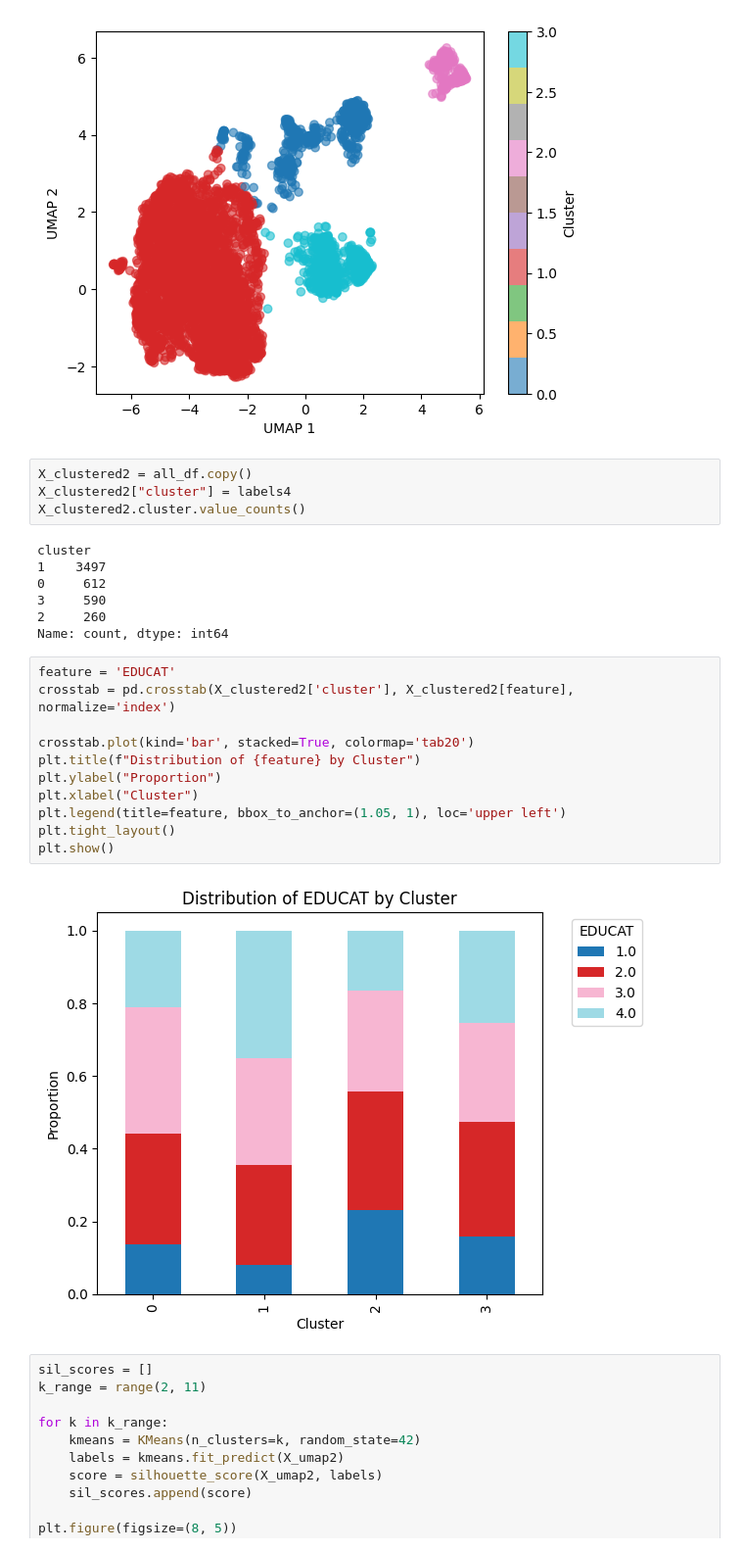
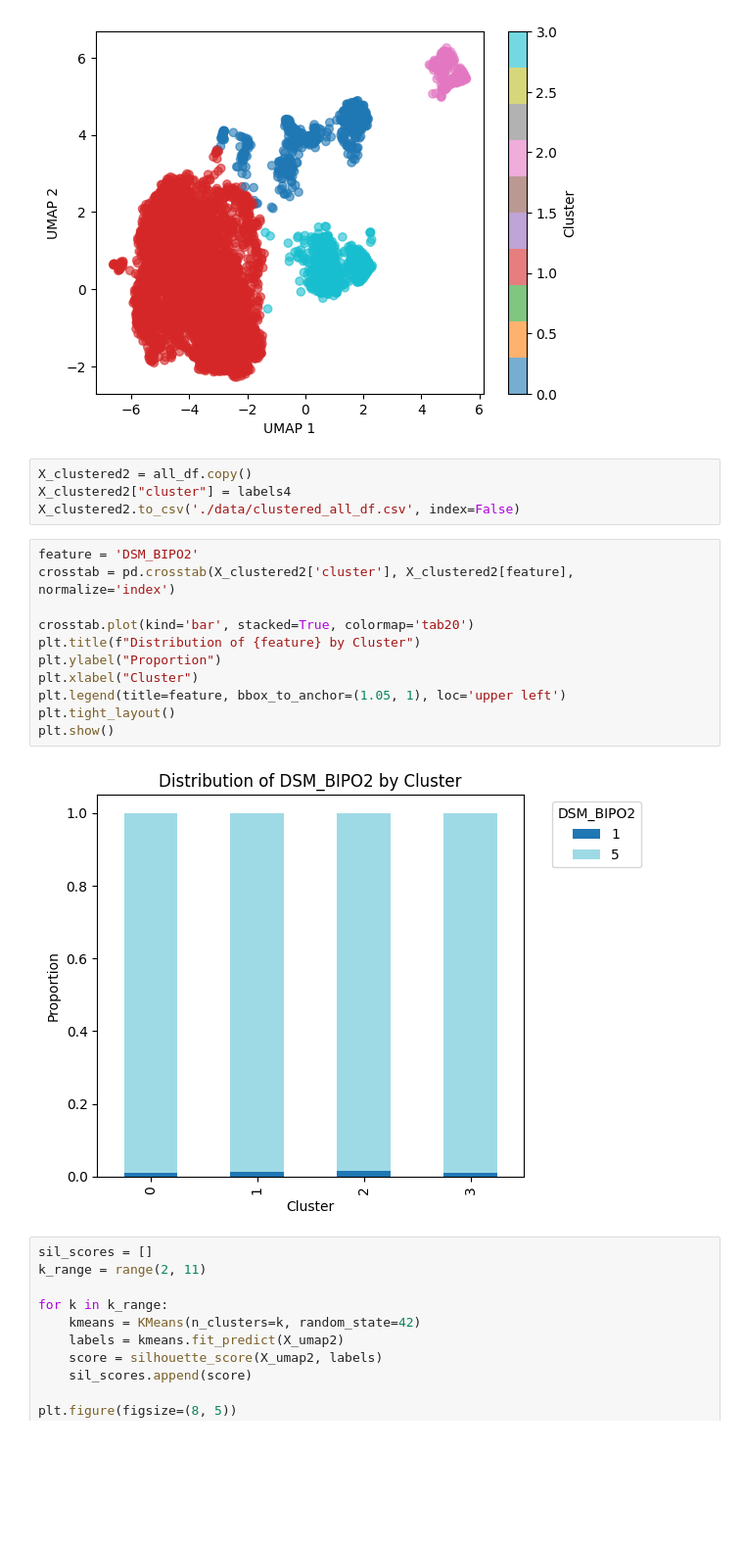
Before and after one commit to samroska/milestone-2-siads-696, a Jupyter notebook: Clustering.ipynb, the cells around one changed output. Shown at 98% size. Cells and saved outputs as stored; diff of their text form; blank space fills up the shorter version.

Commit message:
feat: added crosstab visual loop for viewing categorical variables

```diff
--- a/Clustering.ipynb
+++ b/Clustering.ipynb
@@ -283,27 +283,20 @@ plt.show()
 # %%
 X_clustered2 = all_df.copy()
 X_clustered2["cluster"] = labels4
-X_clustered2.cluster.value_counts()
+X_clustered2.to_csv('./data/clustered_all_df.csv', index=False)
-# %% [output]
-cluster
-1    3497
-0     612
-3     590
-2     260
-Name: count, dtype: int64
 # %%
-feature = 'EDUCAT'
+feature = 'DSM_BIPO2'
 crosstab = pd.crosstab(X_clustered2['cluster'], X_clustered2[feature], normalize='index')
 
 crosstab.plot(kind='bar', stacked=True, colormap='tab20')
 plt.title(f"Distribution of {feature} by Cluster")
 plt.ylabel("Proportion")
 plt.xlabel("Cluster")
 plt.legend(title=feature, bbox_to_anchor=(1.05, 1), loc='upper left')
 plt.tight_layout()
 plt.show()
 # %% [output]
-[figure, old version]
+[figure, new version]
 # %%
 sil_scores = []
 k_range = range(2, 11)
```
Also changed, not shown: 2 other files.
